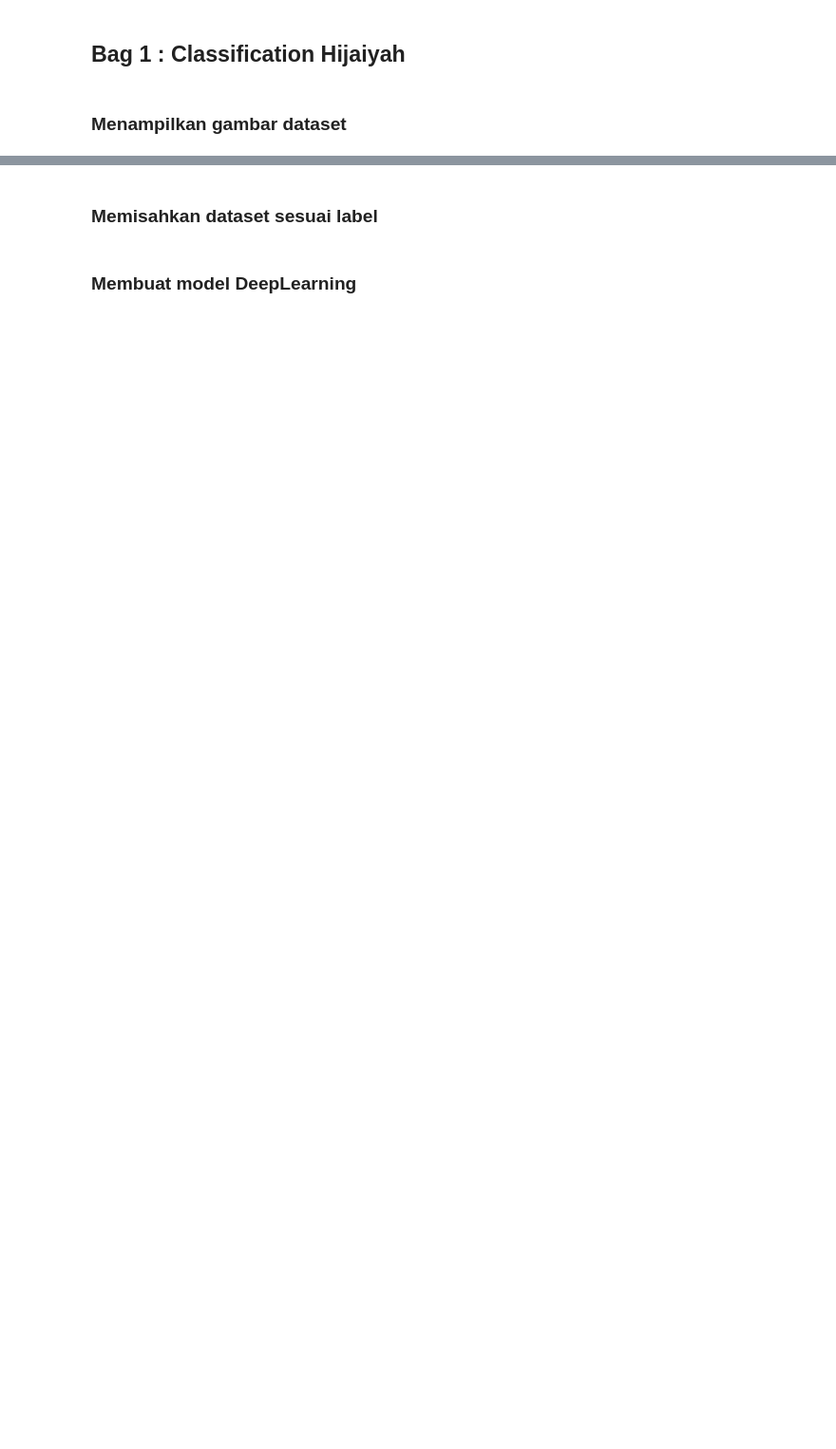
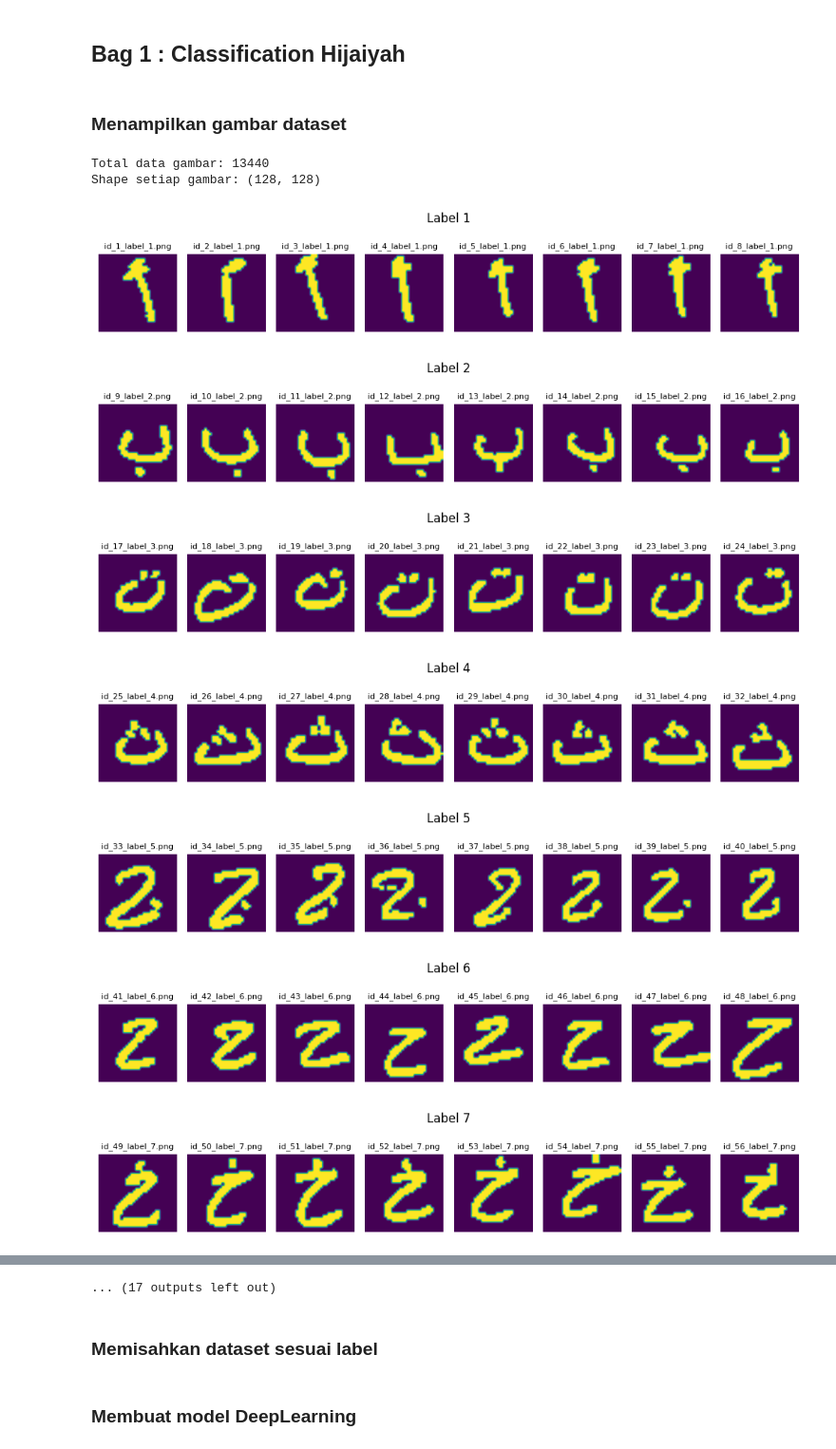
Before and after one commit to adilagagagah/KKN-HijaiyahCam, a Jupyter notebook: main2.ipynb, the cells around one changed output, grey strips where cells are left out. Shown at 95% size. Cells and saved outputs as stored; diff of their text form; code cells hidden in the pictures; blank space fills up the shorter version.

```diff
--- a/main2.ipynb
+++ b/main2.ipynb
@@ -37,37 +37,47 @@ file_list.sort(key=extract_id)
 
 for filename in file_list:
     img_path = os.path.join(source_folder, filename)
-    img = Image.open(img_path).convert('RGB')
+    img = Image.open(img_path).convert('L')
     img = img.resize((size, size))
     img_array = np.array(img)
     images_with_filenames.append((img_array, filename))
 
 images = np.array([img[0] for img in images_with_filenames])
 filenames = [img[1] for img in images_with_filenames]
 
 print(f'Total data gambar: {len(images)}')
 print(f'Shape setiap gambar: {images[0].shape}')
 
 
 # Memunculkan gambar
 # Memisahkan gambar berdasarkan label
 label_dict = {}
 for img_array, filename in images_with_filenames:
     match = re.search(r'label_(\d+)', filename)
     if match:
         label = int(match.group(1))
         if label not in label_dict:
             label_dict[label] = []
         label_dict[label].append((img_array, filename))
 
 # Menampilkan gambar per label
 for label, images in label_dict.items():
     fig, axes = plt.subplots(1, 8, figsize=(10, 2))
     axes = axes.ravel()
     for i in range(min(8, len(images))):
         axes[i].imshow(images[i][0])
         axes[i].axis('off')
         axes[i].set_title(images[i][1], fontsize=8)
     plt.suptitle(f'Label {label}')
     plt.tight_layout()
     plt.show()
+# %% [output]
+Total data gambar: 13440
+Shape setiap gambar: (128, 128)
+[figure, added]
+[figure, added]
+[figure, added]
+[figure, added]
+[figure, added]
+[figure, added]
+[figure, added]
@@ -74,3 +88,4 @@ for label, images in label_dict.items():
+... (17 outputs left out)
 # %% [markdown]
 ### Memisahkan dataset sesuai label
 # %%
```
Also changed, not shown: parts of 6 cells of this notebook, 2 other files.
